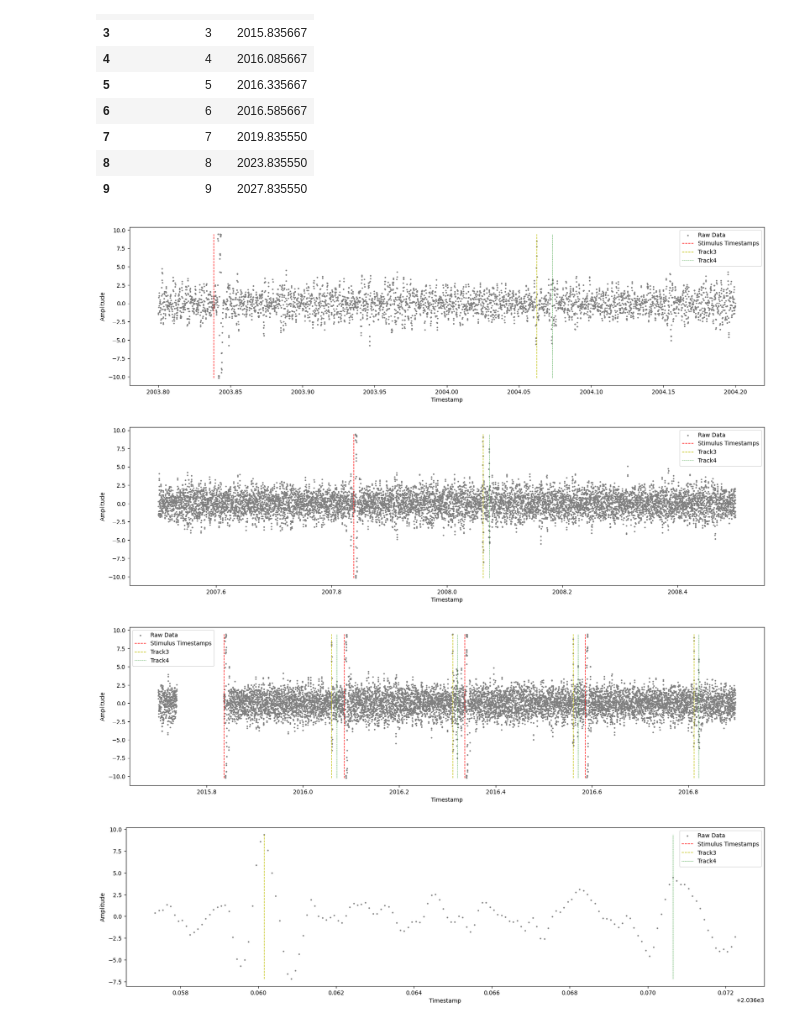
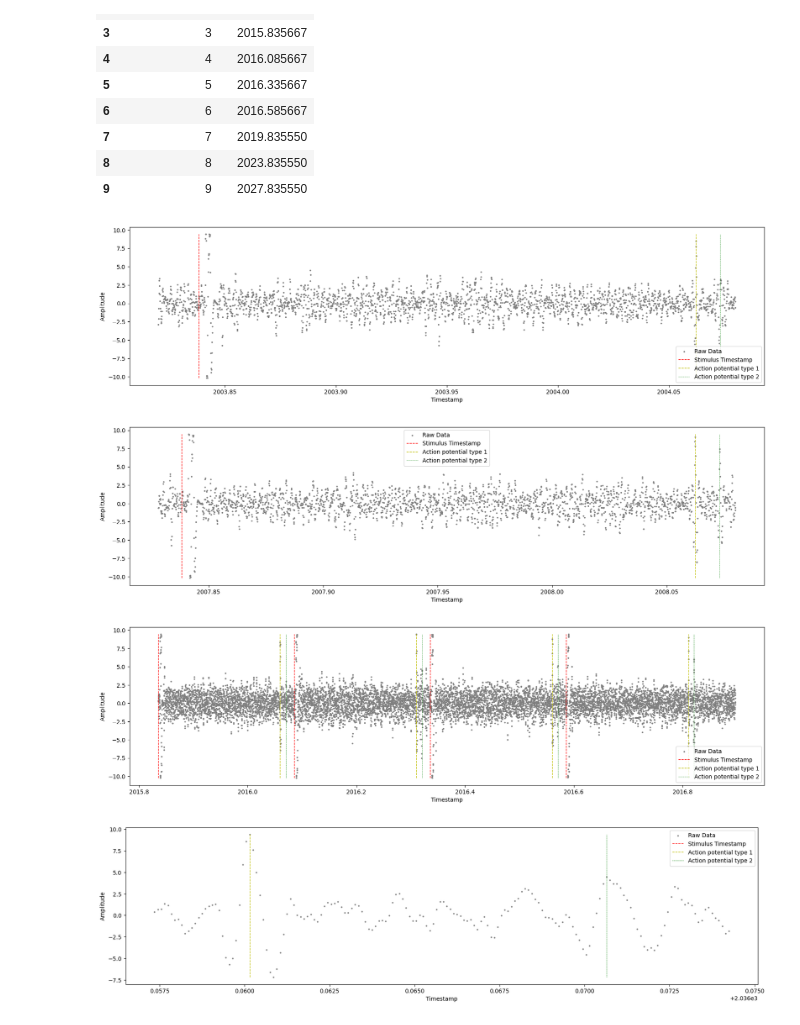
Before and after one commit to DominikaDarabos/explainable_MNG_spike_detection, a Jupyter notebook: data_loading.ipynb, the cells around one changed output. Cells and saved outputs as stored; diff of their text form; code cells hidden in the pictures.

Commit message:
clear notebook for file reading and raw data plotting

```diff
--- a/data_loading.ipynb
+++ b/data_loading.ipynb
@@ -105,14 +105,12 @@ memory usage: 4.3 KB
 | 8 | 8 | 2023.835550 |
 | 9 | 9 | 2027.835550 |
 # %%
-df_first_part = raw_data_df.iloc[38000:42000]
+
 
 def plot_data(df_first_part):
-    # Get the range of the timestamps from the first 2000 points
     min_ts = df_first_part['raw_ts'].min()
     max_ts = df_first_part['raw_ts'].max()
 
-    # 2. Filter timestamps that fall within the plotted range
     df_timestamps_in_range = stimulation[
         (stimulation['stimulation_ts'] >= min_ts) & (stimulation['stimulation_ts'] <= max_ts)
     ]
@@ -124,54 +122,48 @@ def plot_data(df_first_part):
     plt.figure(figsize=(20, 5))
     plt.scatter(df_first_part['raw_ts'], df_first_part['raw_amplitude'], label='Raw Data', color='gray', s=3)
 
-    # 4. Plot the filtered timestamps as dots
-    #plt.scatter(df_timestamps_in_range['stimulation_ts'],
-    #            [df_first_part['raw_amplitude'].mean()] * len(df_timestamps_in_range),  # Positioning dots at mean amplitude level
-    #            color='r', marker='o', label='Stimulus Timestamps', zorder=5)
 
     plt.vlines(df_timestamps_in_range['stimulation_ts'],
             ymin=df_first_part['raw_amplitude'].min(),
             ymax=df_first_part['raw_amplitude'].max(),
-            color='r', linestyle='--', label='Stimulus Timestamps', linewidth=1)
+            color='r', linestyle='--', label='Stimulus Timestamp', linewidth=1)
 
-    df_value1 = df_timestamps_in_range_gt[df_timestamps_in_range_gt['track'] == 'Track3']  # For yellow lines
+    df_value1 = df_timestamps_in_range_gt[df_timestamps_in_range_gt['track'] == 'Track3']
     df_value2 = df_timestamps_in_range_gt[df_timestamps_in_range_gt['track'] == 'Track4']
 
 
     plt.vlines(df_value1['spike_ts'],
             ymin=df_first_part['raw_amplitude'].min(),
             ymax=df_first_part['raw_amplitude'].max(),
-            color='y', linestyle='--', label='Track3', linewidth=1)
+            color='y', linestyle='--', label='Action potential type 1', linewidth=1)
 
-    # 5. Plot vertical lines for the second group (green)
     plt.vlines(df_value2['spike_ts'],
             ymin=df_first_part['raw_amplitude'].min(),
             ymax=df_first_part['raw_amplitude'].max(),
-            color='g', linestyle='--', label='Track4', linewidth=0.5)
+            color='g', linestyle='--', label='Action potential type 2', linewidth=0.5)
 
-    # Customize plot
     plt.xlabel('Timestamp')
     plt.ylabel('Amplitude')
     plt.legend()
 
-    # Show the plot
     plt.show()
 
+df_first_part = raw_data.iloc[38200:40800]
 plot_data(df_first_part)
 # %% [output]
-[figure, old version]
+[figure, new version]
 # %%
-df_first_part = raw_data_df.iloc[75000:85000]
+df_first_part = raw_data.iloc[78280:80800]
 plot_data(df_first_part)
 # %% [output]
-[figure, old version]
+[figure, new version]
 # %%
-df_first_part = raw_data_df.iloc[157000:168000]
+df_first_part = raw_data.iloc[157382:168000]
 plot_data(df_first_part)
 # %% [output]
-[figure, old version]
+[figure, new version]
 # %%
-df_first_part = raw_data_df.iloc[358600:358750]
+df_first_part = raw_data.iloc[358600:358770]
 plot_data(df_first_part)
 # %% [output]
-[figure, old version]
+[figure, new version]
```
Also changed, not shown: parts of 21 cells of this notebook.
